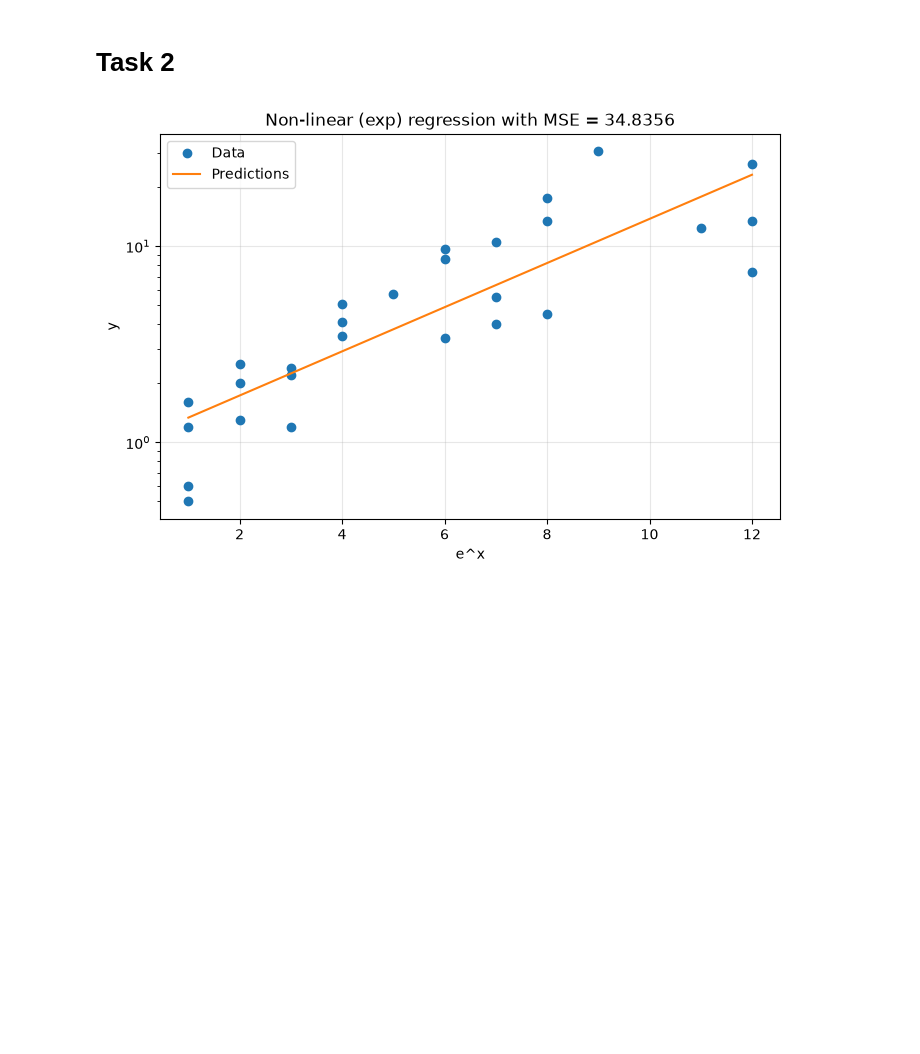
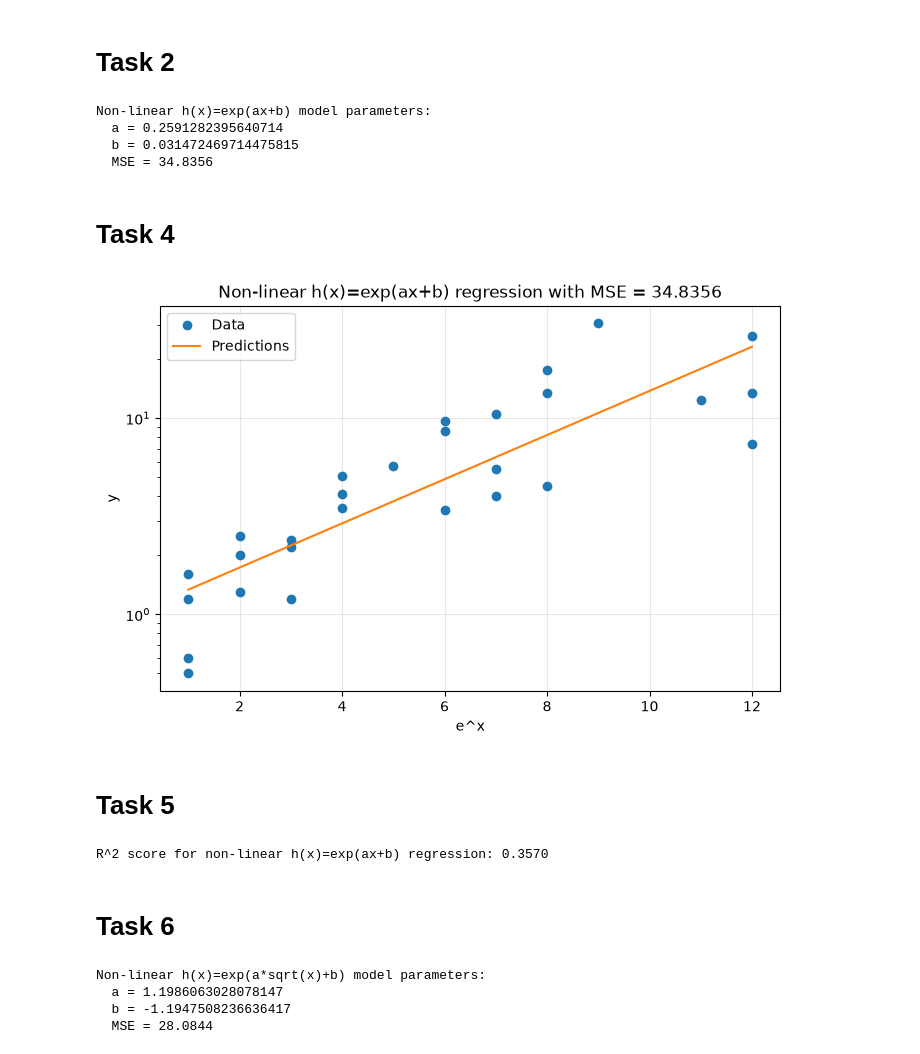
Before and after one commit to lspita-academic/ucph-machine-learning-a, a Jupyter notebook: assignments/ha1/regression/regression.ipynb, the cells around one changed output. Cells and saved outputs as stored; diff of their text form; code cells hidden in the pictures; blank space fills up the shorter version.

Commit message:
feat(regression): finish notebook

```diff
--- a/assignments/ha1/regression/regression.ipynb
+++ b/assignments/ha1/regression/regression.ipynb
@@ -2,14 +2,23 @@
 import numpy as np
 import matplotlib.pyplot as plt
 import os
+
+DATA_DIR = "data"
+PLOTS_DIR = "plots"
+if not os.path.exists(PLOTS_DIR):
+    os.makedirs(PLOTS_DIR)
 # %%
-def read_dataset(file, data_dir="data"):
-    data_file_path = os.path.join(data_dir, file)
+def read_dataset(file):
+    data_file_path = os.path.join(DATA_DIR, file)
     data_matrix = np.loadtxt(data_file_path)
     input_data = data_matrix[:, :-1]
     output_data = data_matrix[:, -1].reshape((-1, 1))
 
     return input_data, output_data
+
+def save_plot(fig, filename):
+    fig_file_path = os.path.join(PLOTS_DIR, filename)
+    fig.savefig(fig_file_path, dpi=300)
 # %%
 X, y = read_dataset("PCB.dt")
 
@@ -55,18 +66,59 @@ y_ln = np.log(y)
 w_ln, b_ln, f_ln = linear_regression(X, y_ln)
 y_hat_exp = np.exp(f_ln(X))
 mse_exp = mean_squared_error(y, y_hat_exp)
+print("Non-linear h(x)=exp(ax+b) model parameters:")
+print(f"  a = {w_ln.flatten()[0]}")
+print(f"  b = {b_ln.flatten()[0]}")
+print(f"  MSE = {mse_exp:.4f}")
+# %% [output]
+Non-linear h(x)=exp(ax+b) model parameters:
+  a = 0.2591282395640714
+  b = 0.031472469714475815
+  MSE = 34.8356
+# %% [markdown]
+# Task 4
 # %%
 y_hat_exp_plot = y_hat_exp.flatten()[plot_order]
 
 fig, ax = plt.subplots(figsize=(8, 5))
 ax.plot(x_plot, y_plot, "o", label="Data")
 ax.plot(x_plot, y_hat_exp_plot, "-", label="Predictions")
 ax.set_xlabel("e^x")
 ax.set_ylabel("y")
 ax.set_yscale("log")
-ax.set_title(f"Non-linear (exp) regression with MSE = {mse_exp:.4f}")
+ax.set_title(f"Non-linear h(x)=exp(ax+b) regression with MSE = {mse_exp:.4f}")
 ax.grid(alpha=0.3)
 ax.legend()
 plt.show()
+
+save_plot(fig, "non_linear_exp_regression.png")
 # %% [output]
-[figure, old version]
+[figure, new version]
+# %% [markdown]
+# Task 5
+# %%
+def r2_score(y, y_hat):
+    y_bar = np.mean(y)
+    return 1 - (np.sum((y - y_hat) ** 2) / np.sum((y - y_bar) ** 2))
+
+r2_exp = r2_score(y, y_hat_exp)
+print(f"R^2 score for non-linear h(x)=exp(ax+b) regression: {r2_exp:.4f}")
+# %% [output]
+R^2 score for non-linear h(x)=exp(ax+b) regression: 0.3570
+# %% [markdown]
+# Task 6
+# %%
+y_ln = np.log(y)
+X_sqrt = np.sqrt(X)
+w_sqrt_ln, b_sqrt_ln, f_sqrt_ln = linear_regression(X_sqrt, y_ln)
+y_hat_sqrt_exp = np.exp(f_sqrt_ln(X_sqrt))
+mse_sqrt_exp = mean_squared_error(y, y_hat_sqrt_exp)
+print("Non-linear h(x)=exp(a*sqrt(x)+b) model parameters:")
+print(f"  a = {w_sqrt_ln.flatten()[0]}")
+print(f"  b = {b_sqrt_ln.flatten()[0]}")
+print(f"  MSE = {mse_sqrt_exp:.4f}")
+# %% [output]
+Non-linear h(x)=exp(a*sqrt(x)+b) model parameters:
+  a = 1.1986063028078147
+  b = -1.1947508236636417
+  MSE = 28.0844
```
Also changed, not shown: parts of 3 cells of this notebook, 6 other files.
